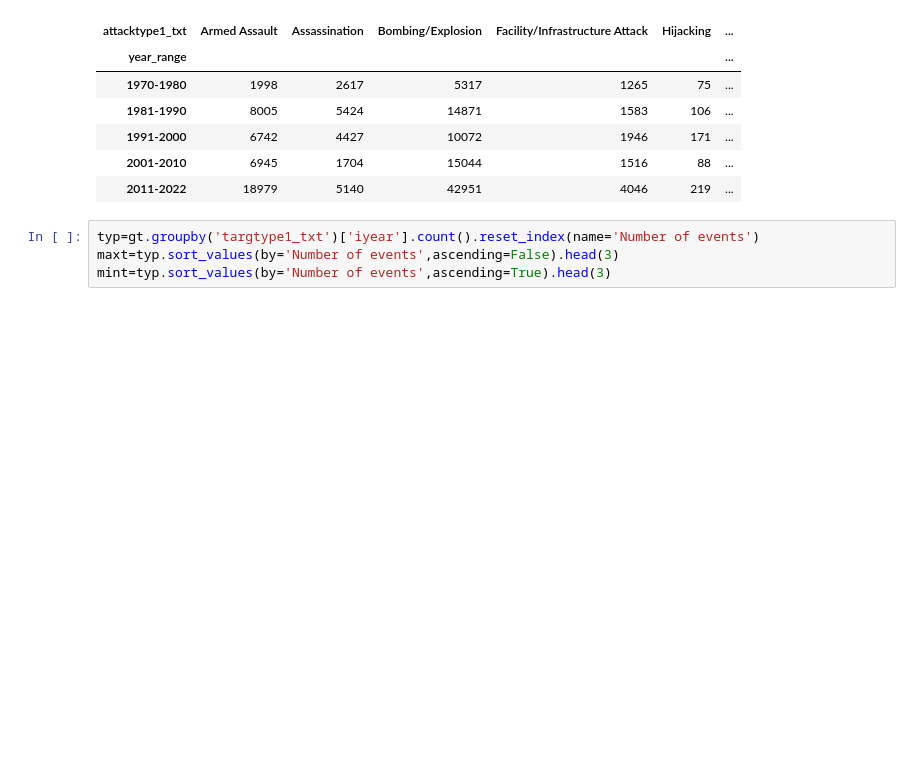
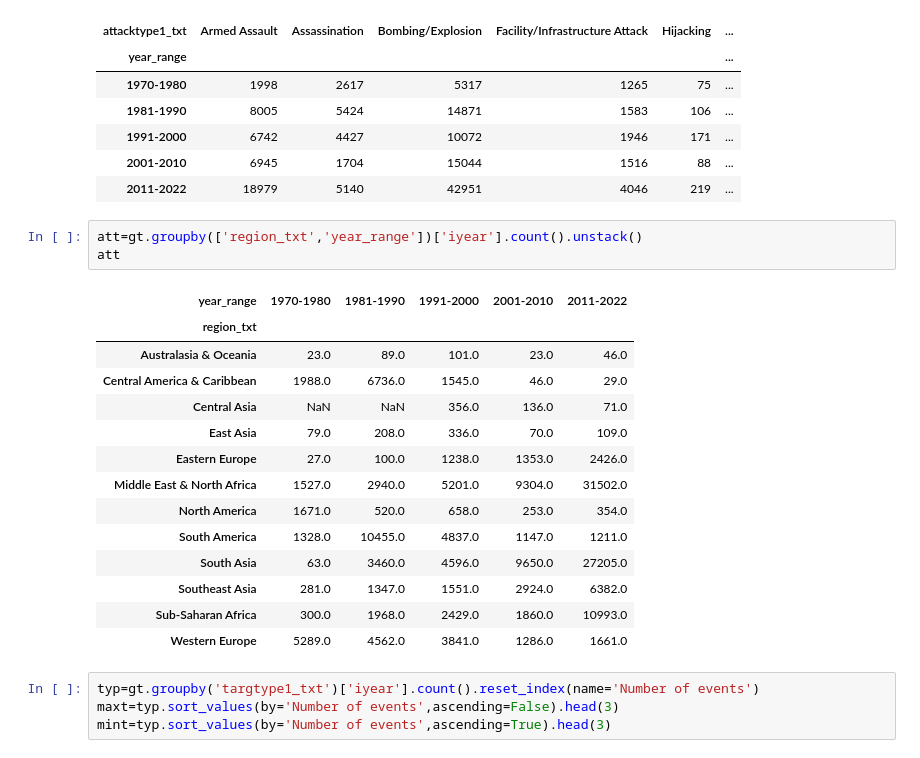
Before and after one commit to ajinkyajumde/Global-Terrorism-Analysis, a Jupyter notebook: Untitled1_ipyn.ipynb, the cells around one changed output. Drawn from its saved outputs; the diff is of its cells as text; blank space fills up the shorter version.

```diff
--- a/Untitled1_ipyn.ipynb
+++ b/Untitled1_ipyn.ipynb
@@ -149,6 +198,24 @@ heat
 | 1991-2000 | 6742 | 4427 | 10072 | 1946 | 171 | ... |
 | 2001-2010 | 6945 | 1704 | 15044 | 1516 | 88 | ... |
 | 2011-2022 | 18979 | 5140 | 42951 | 4046 | 219 | ... |
+# %%
+att=gt.groupby(['region_txt','year_range'])['iyear'].count().unstack()
+att
+# %% [output]
+| year_range | 1970-1980 | 1981-1990 | 1991-2000 | 2001-2010 | 2011-2022 |
+| region_txt |  |  |  |  |  |
+| Australasia & Oceania | 23.0 | 89.0 | 101.0 | 23.0 | 46.0 |
+| Central America & Caribbean | 1988.0 | 6736.0 | 1545.0 | 46.0 | 29.0 |
+| Central Asia | NaN | NaN | 356.0 | 136.0 | 71.0 |
+| East Asia | 79.0 | 208.0 | 336.0 | 70.0 | 109.0 |
+| Eastern Europe | 27.0 | 100.0 | 1238.0 | 1353.0 | 2426.0 |
+| Middle East & North Africa | 1527.0 | 2940.0 | 5201.0 | 9304.0 | 31502.0 |
+| North America | 1671.0 | 520.0 | 658.0 | 253.0 | 354.0 |
+| South America | 1328.0 | 10455.0 | 4837.0 | 1147.0 | 1211.0 |
+| South Asia | 63.0 | 3460.0 | 4596.0 | 9650.0 | 27205.0 |
+| Southeast Asia | 281.0 | 1347.0 | 1551.0 | 2924.0 | 6382.0 |
+| Sub-Saharan Africa | 300.0 | 1968.0 | 2429.0 | 1860.0 | 10993.0 |
+| Western Europe | 5289.0 | 4562.0 | 3841.0 | 1286.0 | 1661.0 |
 # %%
 typ=gt.groupby('targtype1_txt')['iyear'].count().reset_index(name='Number of events')
 maxt=typ.sort_values(by='Number of events',ascending=False).head(3)
```
Also changed, not shown: parts of 12 cells of this notebook.
